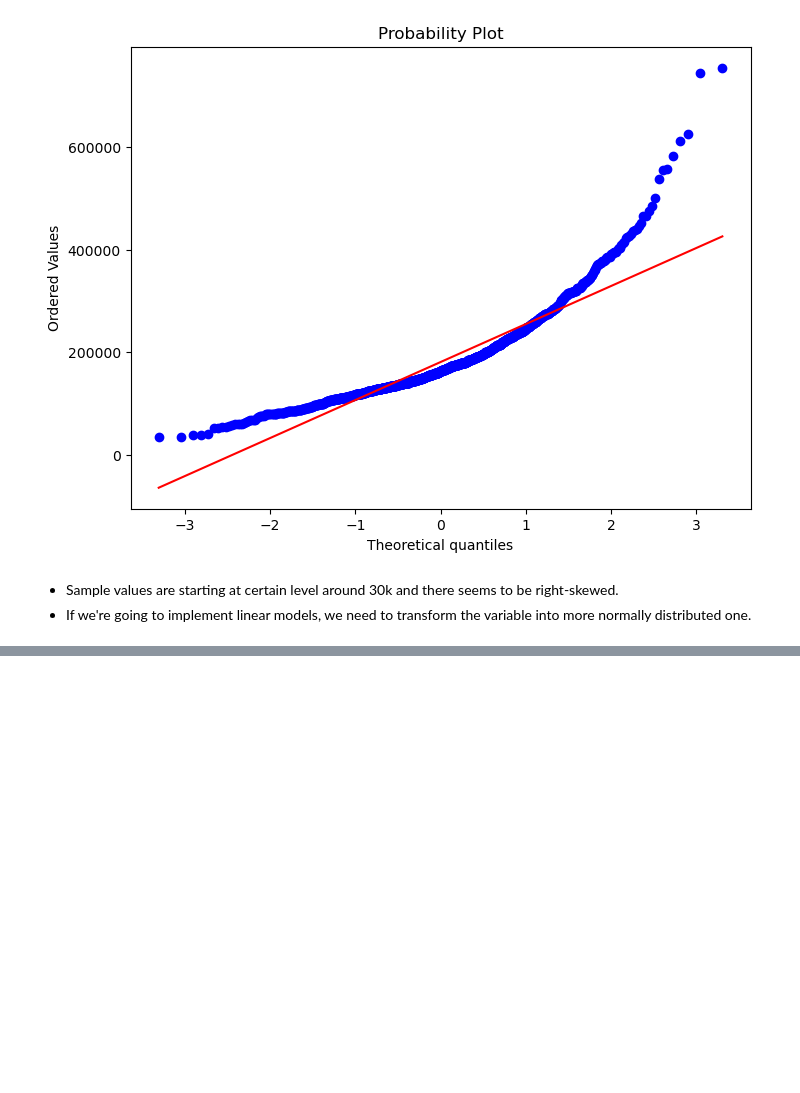
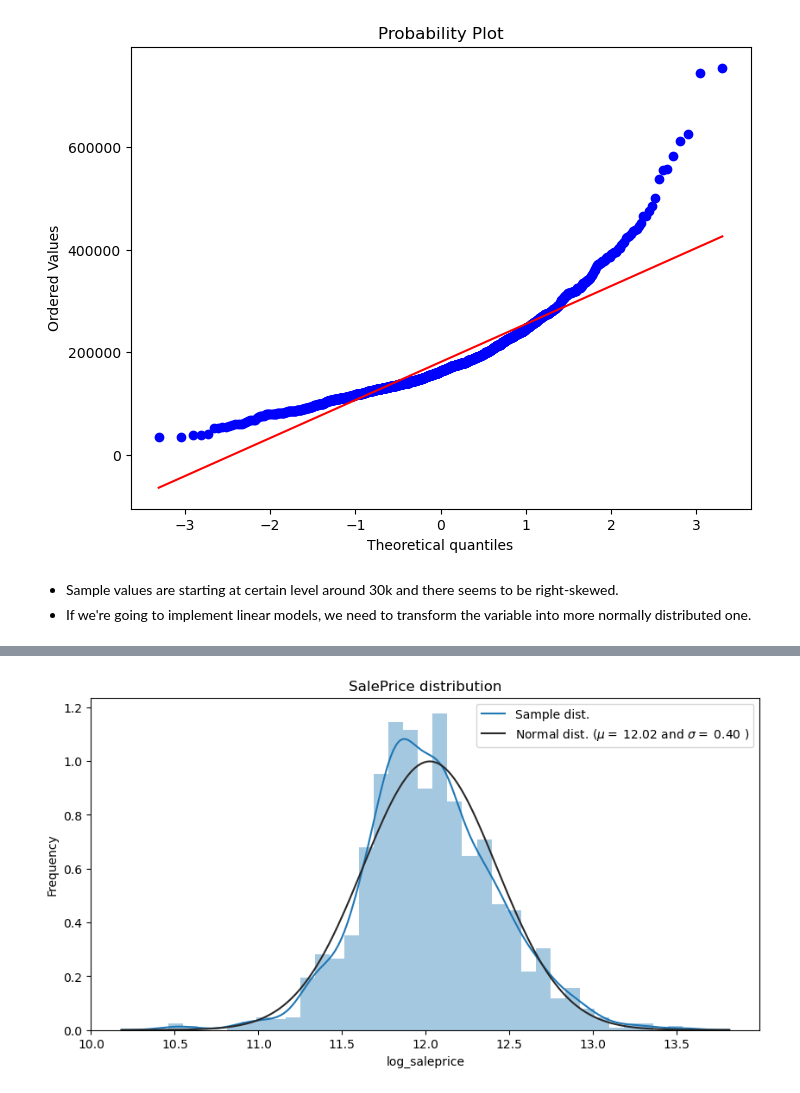
Before and after one commit to dkim949/housing_price_prediction, a Jupyter notebook: notebooks/exploratory.ipynb, the cells around one changed output, grey strips where cells are left out. Saved outputs shown, nothing was run; the diff lists cells and outputs as text; code cells hidden in the pictures; blank space fills up the shorter version.

```diff
--- a/notebooks/exploratory.ipynb
+++ b/notebooks/exploratory.ipynb
@@ -123,0 +231,15 @@ plt.show()
+# %%
+data["log_saleprice"] = np.log1p(data["saleprice"])
+# %%
+plt.figure(figsize=(10, 5))
+
+(mu, sigma) = norm.fit(data['log_saleprice'])
+
+sns.distplot(data['log_saleprice'] , fit=norm)
+plt.legend(['Sample dist.', 'Normal dist. ($\mu=$ {:.2f} and $\sigma=$ {:.2f} )'.format(mu, sigma)],loc='best')
+plt.ylabel('Frequency')
+plt.title('SalePrice distribution')
+
+plt.show()
+# %% [output]
+[figure, added]
```
Also changed, not shown: parts of 20 cells of this notebook.
